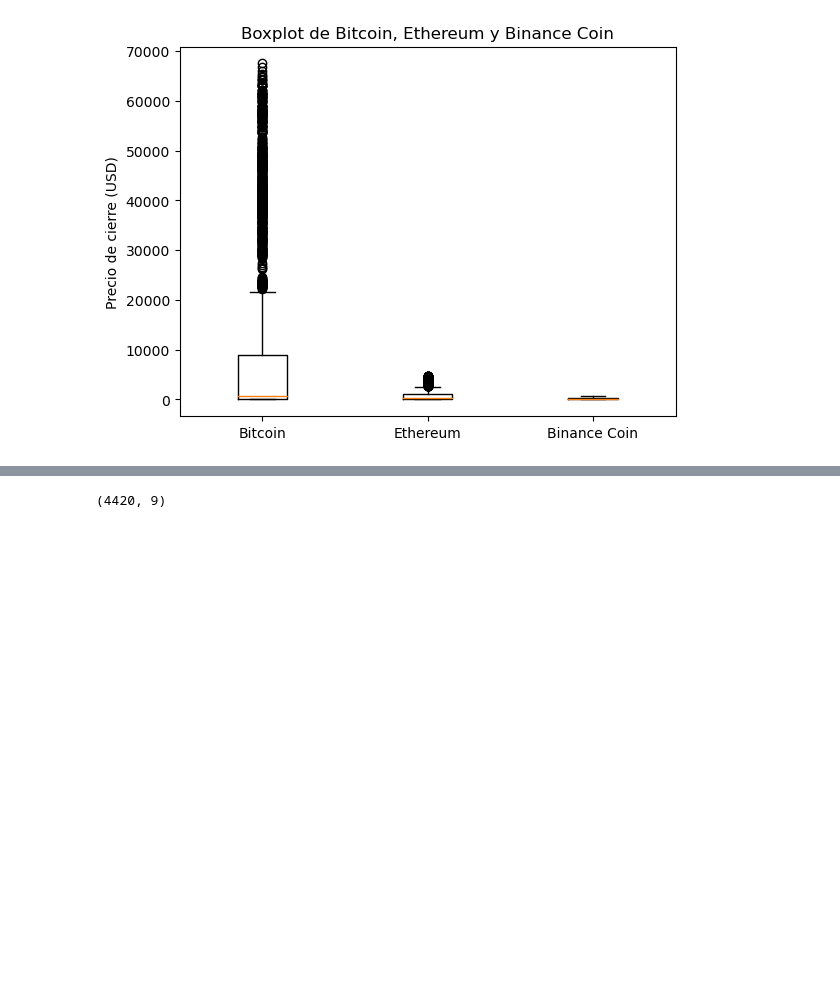
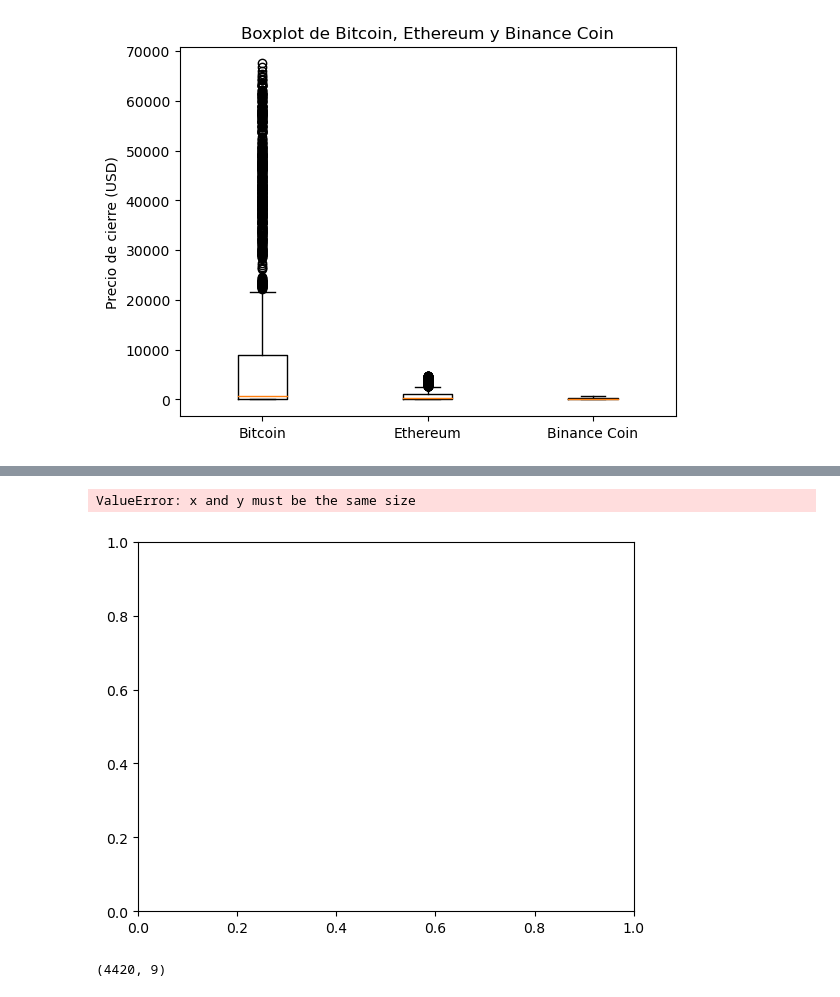
Before and after one commit to angelmpa/proyecto-portafolio, a Jupyter notebook: notebooks/analisis_inicial.ipynb, the cells around one changed output, grey strips where cells are left out. Cells and saved outputs as stored; diff of their text form; code cells hidden in the pictures; blank space fills up the shorter version.

```diff
--- a/notebooks/analisis_inicial.ipynb
+++ b/notebooks/analisis_inicial.ipynb
@@ -486,3 +532,13 @@ plt.show()
+# %%
+# Gráfico de disperión de Bitcoin, Ethereum y Binance Coin
+plt.scatter(bitcoin['Close'], ethereum['Close'], c = binance['Close'], cmap = 'coolwarm')
+plt.xlabel('Bitcoin')
+plt.ylable('Ethereum')
+plt.colorbar().set_label('Binance Coin')
+plt.show()
+# %% [output]
+ValueError: x and y must be the same size
+[figure, added]
 # %%
 bitcoin.shape
 # %% [output]
```
Also changed, not shown: parts of 8 cells of this notebook.
